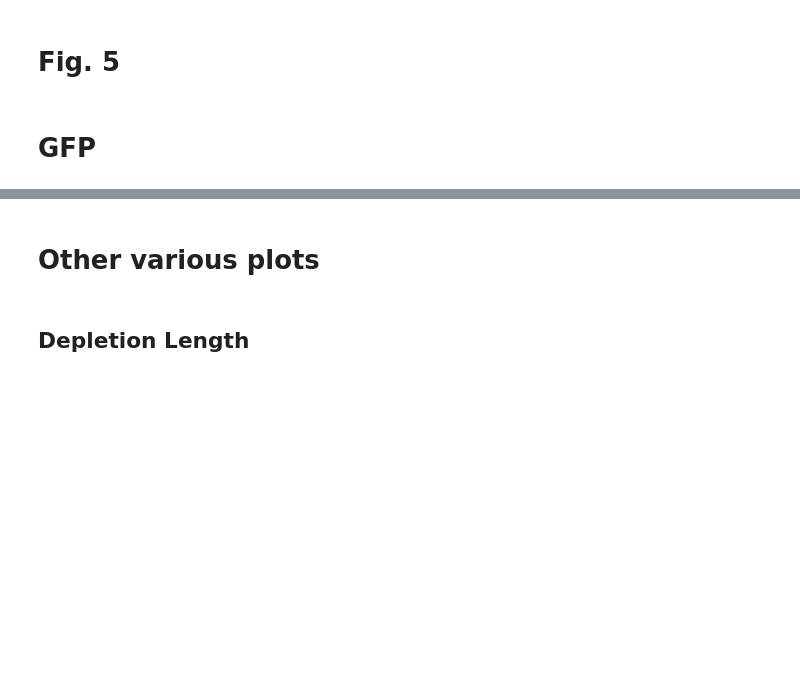
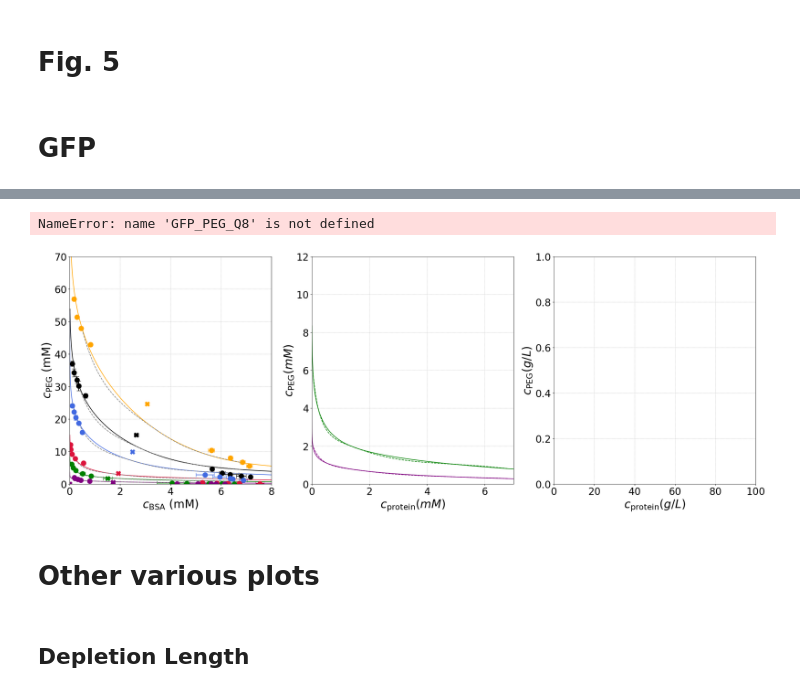
Before and after one commit to lifemolmat/GFVT, a Jupyter notebook: notebooks/260512_GFVT_main.ipynb, the cells around one changed output, grey strips where cells are left out. Saved outputs shown, nothing was run; the diff lists cells and outputs as text; code cells hidden in the pictures; blank space fills up the shorter version.

```diff
--- a/notebooks/260512_GFVT_main.ipynb
+++ b/notebooks/260512_GFVT_main.ipynb
@@ -3472,15 +3222,15 @@ PD.molplot_dat_err_csv(data_8K_pH7_200mM_SD, '8K', 'royalblue', ax=axes[0], mbsa
 PD.molplot_dat_err_csv(data_20K_pH7_200mM, '20K', 'crimson', ax=axes[0], mbsa=mbsa, mpeg=mpeg20)
 PD.molplot_dat_err_csv(data_35K_pH7_200mM, '35K', 'green', ax=axes[0], mbsa=mbsa, mpeg=mpeg35)
 PD.molplot_dat_err_csv(data_100K_pH7_200mM, '100K', 'purple', ax=axes[0], mbsa=mbsa, mpeg=mpeg100)
-PD.from_legacy_list(gfvt4K_200mM_Z0_full).molplot_analytical('4K', 'orange', ax=axes[0], crit_color='gray')
-PD.from_legacy_list(gfvt6K_200mM_Z0_full).molplot_analytical('6K', 'black', ax=axes[0], crit_color='gray')
-PD.from_legacy_list(gfvt8K_200mM_Z0_full).molplot_analytical('8K', 'royalblue', ax=axes[0], crit_color='gray')
-PD.from_legacy_list(gfvt20K_200mM_Z0_full).molplot_analytical('20K', 'crimson', ax=axes[0], crit_color='gray')
-PD.from_legacy_list(gfvt35K_200mM_Z0_full).molplot_analytical('35K', 'green', ax=axes[0], crit_color='gray')
-PD.from_legacy_list(gfvt100K_200mM_Z0_full).molplot_analytical('100K', 'purple', ax=axes[0], crit_color='gray')
-# molplot_analytical(gfvtQ8_200mM_Z0_full, 'Q=8, ', 'red', ax=axes[0], crit_color='black')
-# molplot_analytical(gfvtQ10_200mM_Z0_full, 'Q=10, ', 'magenta', ax=axes[0], crit_color='black')
-# molplot_analytical(gfvtQ16_200mM_Z0_full, 'Q=16, ', 'cyan', ax=axes[0], crit_color='black')
+BSA_PEG_4K_full.molplot_analytical('4K', 'orange', ax=axes[0], crit_color='gray')
+BSA_PEG_6K_full.molplot_analytical('6K', 'black', ax=axes[0], crit_color='gray')
+BSA_PEG_8K_full.molplot_analytical('8K', 'royalblue', ax=axes[0], crit_color='gray')
+BSA_PEG_20K_full.molplot_analytical('20K', 'crimson', ax=axes[0], crit_color='gray')
+BSA_PEG_35K_full.molplot_analytical('35K', 'green', ax=axes[0], crit_color='gray')
+BSA_PEG_100K_full.molplot_analytical('100K', 'purple', ax=axes[0], crit_color='gray')
+# BSA_PEG_Q8_full.molplot_analytical('Q=8, ', 'red', ax=axes[0], crit_color='black')
+# BSA_PEG_Q10_full.molplot_analytical('Q=10, ', 'magenta', ax=axes[0], crit_color='black')
+# BSA_PEG_Q16_full.molplot_analytical('Q=16, ', 'cyan', ax=axes[0], crit_color='black')
 
 
 N_steps = 2000 # number of points between PhiP_max and PhiP_min
@@ -3534,10 +3284,10 @@ guess_c = [0.1, 50]
 # gfvtQ16_GFP = PD(rgfp, rPEG_GFP_Q16, mgfp, mpeg_GFP_Q16, solvent, N_steps, guess_c).GFVT()
 
 # molplot_analytical(gfvt4K_200mM_Z0_full, 'BSA, 4K, ', 'orange', crit_color='black', ax=axes[1])
-PD.from_legacy_list(gfvt35K_200mM_Z0).molplot_analytical('BSA, 35K, ', 'green', crit_color='green', ax=axes[1])
-PD.from_legacy_list(gfvt100K_200mM_Z0_full).molplot_analytical('BSA, 100K, ', 'purple', crit_color='purple', ax=axes[1])
-# molplot_analytical(gfvtQ8_GFP, 'GFP, ', 'blue', crit_color='black', ax=axes[1]))
-# molplot_analytical(gfvtQ16_200mM_Z0, 'BSA, ', 'blue', crit_color='blue', ax=axes[1])
+BSA_PEG_35K_full.molplot_analytical('BSA, 35K, ', 'green', crit_color='green', ax=axes[1])
+BSA_PEG_100K_full.molplot_analytical('BSA, 100K, ', 'purple', crit_color='purple', ax=axes[1])
+GFP_PEG_Q8.molplot_analytical('GFP, ', 'blue', crit_color='black', ax=axes[1])
+BSA_PEG_Q16.molplot_analytical('BSA, ', 'blue', crit_color='blue', ax=axes[1])
 
 # molplot_analytical(gfvt4K_GFP, 'GFP, 4K, ', 'red', crit_color='black', ax=axes[1])
 # molplot_analytical(gfvt4K_GFP_real, 'GFP, 4K real, ', 'red', crit_color='black', ax=axes[1])
@@ -3552,35 +3302,38 @@ PD.from_legacy_list(gfvt35K_GFP1p8_real).molplot_analytical('GFP, 35K real, 1.8
 PD.from_legacy_list(gfvt100K_GFP1p8_real).molplot_analytical('GFP, 100K real, 1.8 nm ', 'violet', crit_color='violet', ax=axes[1])
 # molplot_analytical(gfvtQ8_GFP, 'GFP, ', 'blue', crit_color='black', ax=axes[1])
 # molplot_analytical(gfvtQ10_GFP, 'GFP, ', 'blue', crit_color='black', ax=axes[1])
 # molplot_analytical(gfvtQ16_GFP, 'GFP, ', 'cyan', ax=axes[1], crit_color='cyan')
 
 
 # molplot_analytical(gfvt4K_200mM_Z0_full, 'BSA, 4K, ', 'orange', crit_color='orange', ax=axes[2], mass=True)
 PD.from_legacy_list(gfvt35K_200mM_Z0).molplot_analytical('BSA, 35K, ', 'green', crit_color='green', ax=axes[2], mass=True)
 PD.from_legacy_list(gfvt100K_200mM_Z0_full).molplot_analytical('BSA, 100K, ', 'purple', ax=axes[2], crit_color='purple', mass=True)
 # molplot_analytical(gfvtQ16_200mM_Z0, 'BSA, Q16, ', 'blue', ax=axes[2], crit_color='blue', mass=True)
 
 # molplot_analytical(gfvt4K_GFP_real, 'GFP, 4K real, ', 'red', crit_color='black', ax=axes[2], mass=True)
 # molplot_analytical(gfvt6K_GFP_real, 'GFP, 6K real, ', 'gray', crit_color='black', ax=axes[2], mass=True)
 # molplot_analytical(gfvt8K_GFP_real, 'GFP, 8K real, ', 'dodgerblue', crit_color='black', ax=axes[2], mass=True)
 # molplot_analytical(gfvt20K_GFP, 'GFP, 20K, ', 'red', crit_color='black', ax=axes[2], mass=True)
 # molplot_analytical(gfvt20K_GFP_real, 'GFP, 20K real, ', 'hotpink', crit_color='black', ax=axes[2], mass=True)
 # molplot_analytical(gfvt35K_GFP, 'GFP, 35K, ', 'lime', crit_color='black', ax=axes[2], mass=True)
 # molplot_analytical(gfvt35K_GFP_real, 'GFP, 35K real, ', 'yellowgreen', crit_color='yellowgreen', ax=axes[2], mass=True)
 PD.from_legacy_list(gfvt35K_GFP1p8_real).molplot_analytical('GFP, 35K real, 1.8 nm', 'yellowgreen', crit_color='yellowgreen', ax=axes[2], mass=True)
 PD.from_legacy_list(gfvt100K_GFP1p8_real).molplot_analytical('GFP, 100K real, 1.8 nm', 'violet', crit_color='violet', ax=axes[2], mass=True)
 # molplot_analytical(gfvtQ16_GFP1p8, 'GFP, Q16, 1.8 nm', 'yellow', crit_color='yellow', ax=axes[2], mass=True)
 
 axes[2].scatter([2.36,1.29,0.64],[255,325,417])
 axes[2].scatter([1.93,0.86],[230,391])
 axes[2].scatter([2.8,1.9,0.9],[161,184,322])
 
 # molplot_analytical(gfvt100K_GFP_real, 'GFP, 100K real, ', 'violet', crit_color='black', ax=axes[2], mass=True)
 # molplot_analytical(gfvtQ16_GFP, 'GFP, ', 'cyan', ax=axes[2], crit_color='cyan', mass=True)
 # plt.yscale('log')
 
-plt.savefig(date_string+'_analytical_good_Fig05_mass.png')
-plt.savefig(date_string+'_analytical_good_Fig05_mass.eps')
+plt.savefig('../output/'+date_string+'_analytical_good_Fig05_mass.png')
+plt.savefig('../output/'+date_string+'_analytical_good_Fig05_mass.eps')
+# %% [output]
+NameError: name 'GFP_PEG_Q8' is not defined
+[figure, added]
 # %%
 N_steps = 2000 # number of points between PhiP_max and PhiP_min
 solvent = 'good'
```
Also changed, not shown: parts of 29 cells of this notebook, 7 other files.
